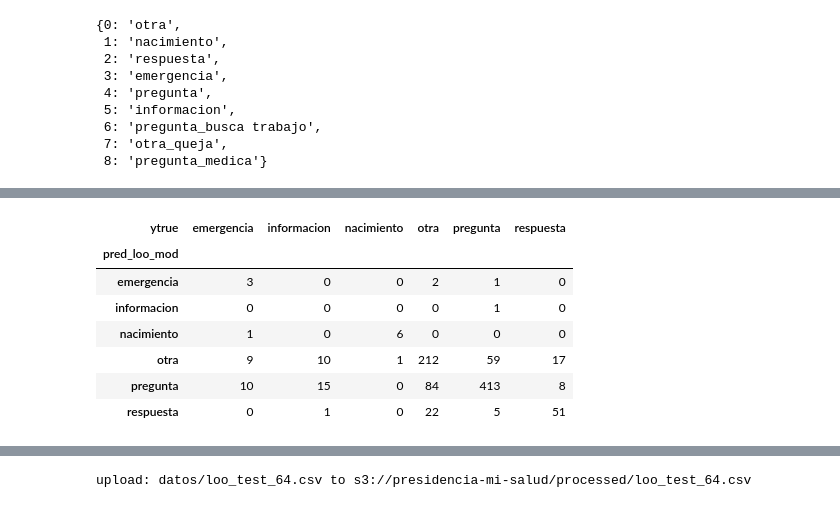
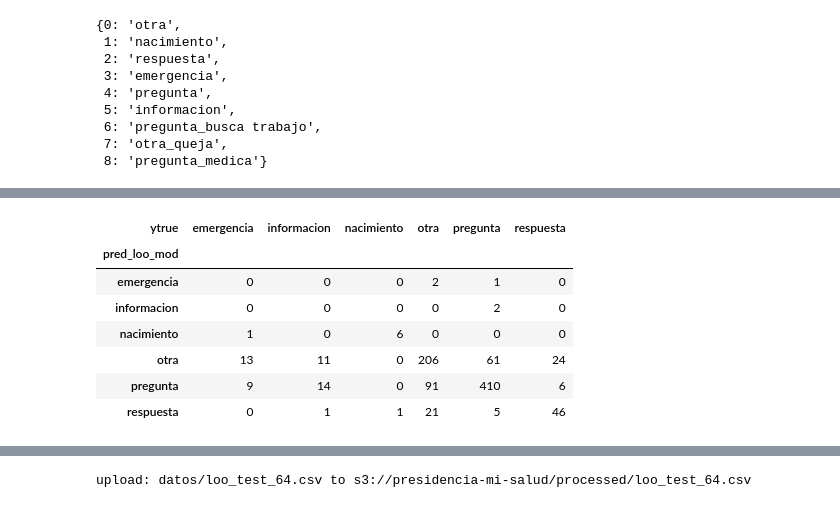
Before and after one commit to opintel/mi-salud, a Jupyter notebook: pipeline_modelo_2.ipynb, the cells around one changed output, grey strips where cells are left out. Saved outputs shown, nothing was run; the diff lists cells and outputs as text; code cells hidden in the pictures.

```diff
--- a/pipeline_modelo_2.ipynb
+++ b/pipeline_modelo_2.ipynb
@@ -921,10 +918,10 @@ loo_predict_proba.columns=[    'id_contacto', 'flujo_penultimo',    'flujo_ultim
                 'result',           'texto',      'texto_proc',
                     'wc',       'categ_opi',     'categ_final',
        'n_interrogacion',              'es', 'texto_proc_stem',
-                       'pred_loo',                 0,                 1,
-                       2,                 3,                 4,
-                       5,                 6,                 7,
-                       8]
+                  'sent',                 'pred_loo',                 0,
+                       1,                 2,                 3,
+                       4,                 5,                 6,
+                       7,                 8]
 # %%
 label_map
 # %% [output]
@@ -957,7 +954,9 @@ print(precision)
 # %%
-eval_target=pd.DataFrame(x_target, columns=['ytrue'])
+eval_target=pd.DataFrame(x_target, columns=['categ_opi'])
+# %%
+eval_target.columns=['ytrue']
 # %%
-eval_target['ytrue']=eval_target['ytrue'].map(label_map)
+#eval_target['ytrue']=eval_target['ytrue'].map(label_map)
 # %%
 eval_target=eval_target.assign(ytrue=np.where(eval_target.ytrue=='otra_queja',
                                                                  'otra',
@@ -969,41 +968,41 @@ eval_target=eval_target.assign(ytrue=np.where(eval_target.ytrue=='pregunta_medic
                                                                  'pregunta',
                                                                  eval_target.ytrue))
 
-loo_predict_proba['pred_loo_mod']=loo_predict_proba['pred_loo'].map(label_map)
+loo_predict_proba['pred_loo_mod']=loo_predict_proba['pred_loo']
 
 
 loo_predict_proba=loo_predict_proba.assign(pred_loo_mod=np.where(loo_predict_proba.pred_loo_mod=='otra_queja',
                                                                  'otra',
                                                                  loo_predict_proba.pred_loo_mod))
 loo_predict_proba=loo_predict_proba.assign(pred_loo_mod=np.where(loo_predict_proba.pred_loo_mod=='pregunta_busca trabajo',
                                                                  'pregunta',
                                                                  loo_predict_proba.pred_loo_mod))
 loo_predict_proba=loo_predict_proba.assign(pred_loo_mod=np.where(loo_predict_proba.pred_loo_mod=='pregunta_medica',
                                                                  'pregunta',
                                                                  loo_predict_proba.pred_loo_mod))
 
 loo_predict_proba['categ_opi_mod']=loo_predict_proba['categ_opi']
 
 loo_predict_proba=loo_predict_proba.assign(categ_opi_mod=np.where(loo_predict_proba.categ_opi_mod=='otra_queja',
                                                                  'otra',
                                                                  loo_predict_proba.categ_opi_mod))
 loo_predict_proba=loo_predict_proba.assign(categ_opi_mod=np.where(loo_predict_proba.categ_opi_mod=='pregunta_busca trabajo',
                                                                  'pregunta',
                                                                  loo_predict_proba.categ_opi_mod))
 loo_predict_proba=loo_predict_proba.assign(categ_opi_mod=np.where(loo_predict_proba.categ_opi_mod=='pregunta_medica',
                                                                  'pregunta',
                                                                  loo_predict_proba.categ_opi_mod))
 
 pd.crosstab(loo_predict_proba['pred_loo_mod'], eval_target.ytrue)
 # %% [output]
 | ytrue | emergencia | informacion | nacimiento | otra | pregunta | respuesta |
 | pred_loo_mod |  |  |  |  |  |  |
-| emergencia | 3 | 0 | 0 | 2 | 1 | 0 |
-| informacion | 0 | 0 | 0 | 0 | 1 | 0 |
+| emergencia | 0 | 0 | 0 | 2 | 1 | 0 |
+| informacion | 0 | 0 | 0 | 0 | 2 | 0 |
 | nacimiento | 1 | 0 | 6 | 0 | 0 | 0 |
-| otra | 9 | 10 | 1 | 212 | 59 | 17 |
-| pregunta | 10 | 15 | 0 | 84 | 413 | 8 |
-| respuesta | 0 | 1 | 0 | 22 | 5 | 51 |
+| otra | 13 | 11 | 0 | 206 | 61 | 24 |
+| pregunta | 9 | 14 | 0 | 91 | 410 | 6 |
+| respuesta | 0 | 1 | 1 | 21 | 5 | 46 |
 # %%
 from sklearn.metrics import classification_report
 print(classification_report(y_pred=loo_predict_proba['pred_loo_mod'],
```
Also changed, not shown: parts of 38 cells of this notebook, 1 other file.
